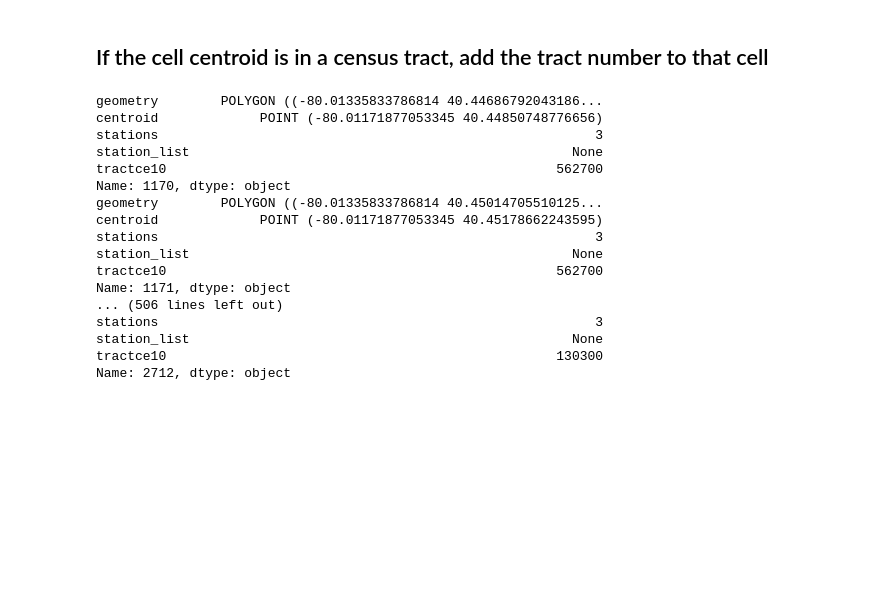
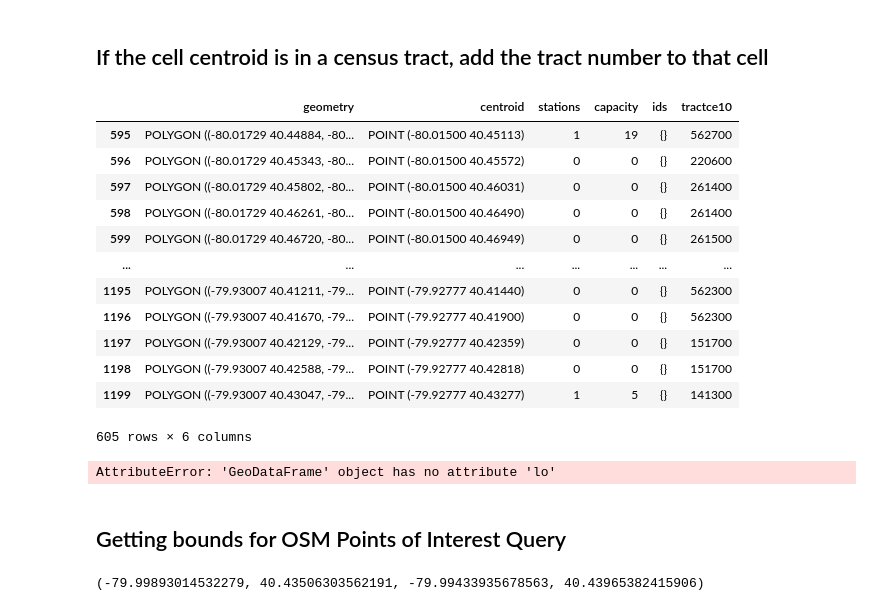
Before and after one commit to katelyn98/HealthyRide-Mapping, a Jupyter notebook: Notebooks/MapLocationStation.ipynb, the cells around one changed output. Cells and saved outputs as stored; diff of their text form; code cells hidden in the pictures; blank space fills up the shorter version.

```diff
--- a/Notebooks/MapLocationStation.ipynb
+++ b/Notebooks/MapLocationStation.ipynb
@@ -178,3 +179,5 @@ station_gdf = gpd.GeoDataFrame(stations_centract_df, crs=crs, geometry=geometry)
 for i in range(len(stations_centract_df)):
     if len(stations_centract_df.loc[i]['tractce10']) == 5:
         stations_centract_df.at[i, 'tractce10'] = '0' + stations_centract_df.loc[i]['tractce10']
+# %%
+stations_dict = dict(zip(stations_centract_df['station_id'], stations_centract_df['NumRacks']))
@@ -181,10 +188,15 @@ for i in range(len(stations_centract_df)):
 # %% [markdown]
 ### If bike station in cell, increment count for number of stations in that cell
 # %%
-stations_list = {}
 for row in range(len(stations_centract_df)):
+    stationid = stations_centract_df.loc[row]['station_id']
     for cellnum in range(len(cell)):
+        ids = set()
         if stations_centract_df.loc[row]["geometry"].within(cell.loc[cellnum]["geometry"]):
             cell.at[cellnum,'stations'] += 1
-            stations_list.append(stations_centract_df.loc[row]['station_id'])
-            ##add entire row to cell eventually
+            cell.at[cellnum, 'capacity'] += int(stations_dict[str(stationid)])
+            ids.add(stationid)
+        if len(ids) >0:
+            print(ids)
+            print(cellnum)
+        cell.at[cellnum, 'ids'] = ids
@@ -191,7 +221,9 @@ for row in range(len(stations_centract_df)):
 # %%
 running = 0
+cellsfilled = []
 for row in range(len(cell)):
     if cell.loc[row]['stations'] != 0:
-#         print(row)
-#         print("stations: " + str(cell.loc[row]['stations']))
+#         print("row: " + str(row))
+#         print("numb: " + str(cell.loc[row]['stations']))
         running += cell.loc[row]['stations']
+        cellsfilled.append(row)
@@ -231,24 +243,27 @@ for row in range(len(censusTract)):
         if cell.loc[cellnum]["centroid"].within(censusTract.loc[row]["geometry"]):
             cell.at[cellnum,'tractce10'] = censusTract.loc[row]['tractce10']
 # %%
+cellsfilled2 = []
 for row in range(len(cell)):
-    if cell.loc[row]['tractce10'] != '' and cell.loc[row]['stations'] != 0:
-        print(cell.loc[row])
+    if cell.loc[row]['stations'] != 0:
+        cellsfilled2.append(row)
-# %% [output]
-geometry        POLYGON ((-80.01335833786814 40.44686792043186...
-centroid             POINT (-80.01171877053345 40.44850748776656)
-stations                                                        3
-station_list                                                 None
-tractce10                                                  562700
-Name: 1170, dtype: object
-geometry        POLYGON ((-80.01335833786814 40.45014705510125...
-centroid             POINT (-80.01171877053345 40.45178662243595)
-stations                                                        3
-station_list                                                 None
-tractce10                                                  562700
-Name: 1171, dtype: object
-... (506 lines left out)
-stations                                                        3
-station_list                                                 None
-tractce10                                                  130300
-Name: 2712, dtype: object
+# %%
+cell[595:1200]
+# %% [output]
+|  | geometry | centroid | stations | capacity | ids | tractce10 |
+| 595 | POLYGON ((-80.01729 40.44884, -80... | POINT (-80.01500 40.45113) | 1 | 19 | {} | 562700 |
+| 596 | POLYGON ((-80.01729 40.45343, -80... | POINT (-80.01500 40.45572) | 0 | 0 | {} | 220600 |
+| 597 | POLYGON ((-80.01729 40.45802, -80... | POINT (-80.01500 40.46031) | 0 | 0 | {} | 261400 |
+| 598 | POLYGON ((-80.01729 40.46261, -80... | POINT (-80.01500 40.46490) | 0 | 0 | {} | 261400 |
+| 599 | POLYGON ((-80.01729 40.46720, -80... | POINT (-80.01500 40.46949) | 0 | 0 | {} | 261500 |
+| ... | ... | ... | ... | ... | ... | ... |
+| 1195 | POLYGON ((-79.93007 40.41211, -79... | POINT (-79.92777 40.41440) | 0 | 0 | {} | 562300 |
+| 1196 | POLYGON ((-79.93007 40.41670, -79... | POINT (-79.92777 40.41900) | 0 | 0 | {} | 562300 |
+| 1197 | POLYGON ((-79.93007 40.42129, -79... | POINT (-79.92777 40.42359) | 0 | 0 | {} | 151700 |
+| 1198 | POLYGON ((-79.93007 40.42588, -79... | POINT (-79.92777 40.42818) | 0 | 0 | {} | 151700 |
+| 1199 | POLYGON ((-79.93007 40.43047, -79... | POINT (-79.92777 40.43277) | 1 | 5 | {} | 141300 |
+605 rows × 6 columns
+# %%
+cell.lo
+# %% [output]
+AttributeError: 'GeoDataFrame' object has no attribute 'lo'
@@ -254,0 +274,6 @@ Name: 2712, dtype: object
+# %% [markdown]
+## Getting bounds for OSM Points of Interest Query
+# %%
+print(cell.loc[720]['geometry'].bounds)
+# %% [output]
+(-79.99893014532279, 40.43506303562191, -79.99433935678563, 40.43965382415906)
```
Also changed, not shown: parts of 15 cells of this notebook, 23 other files.
